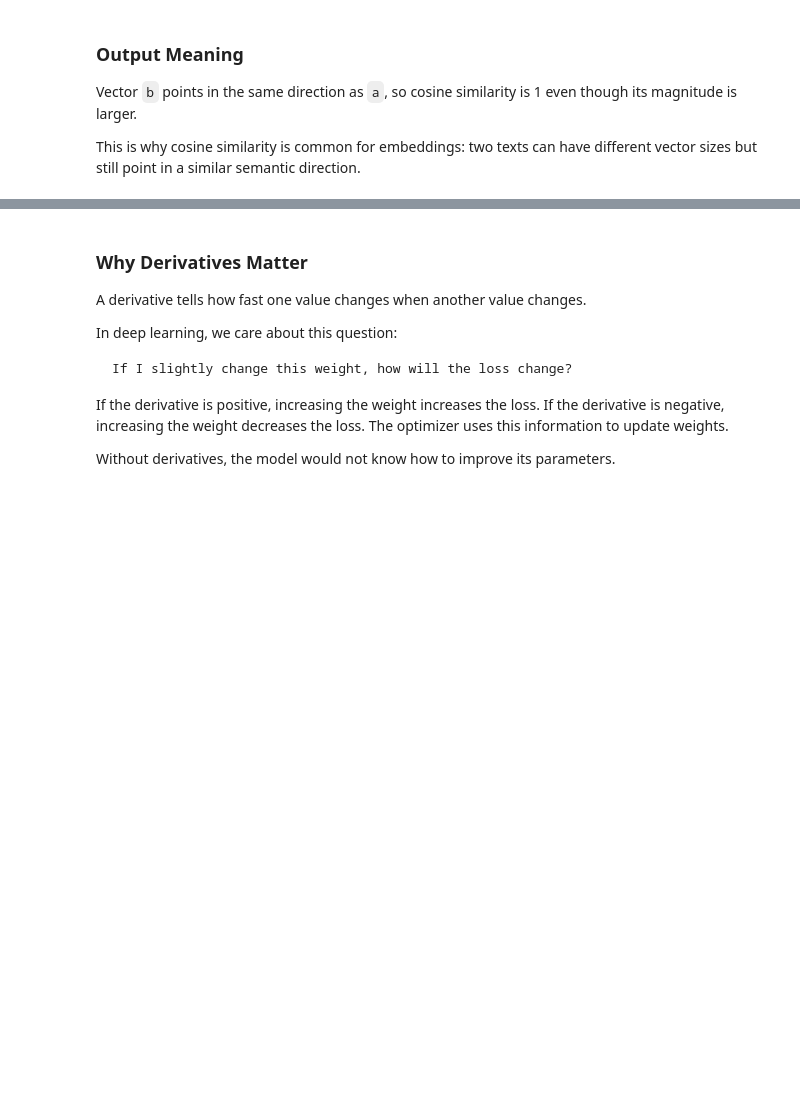
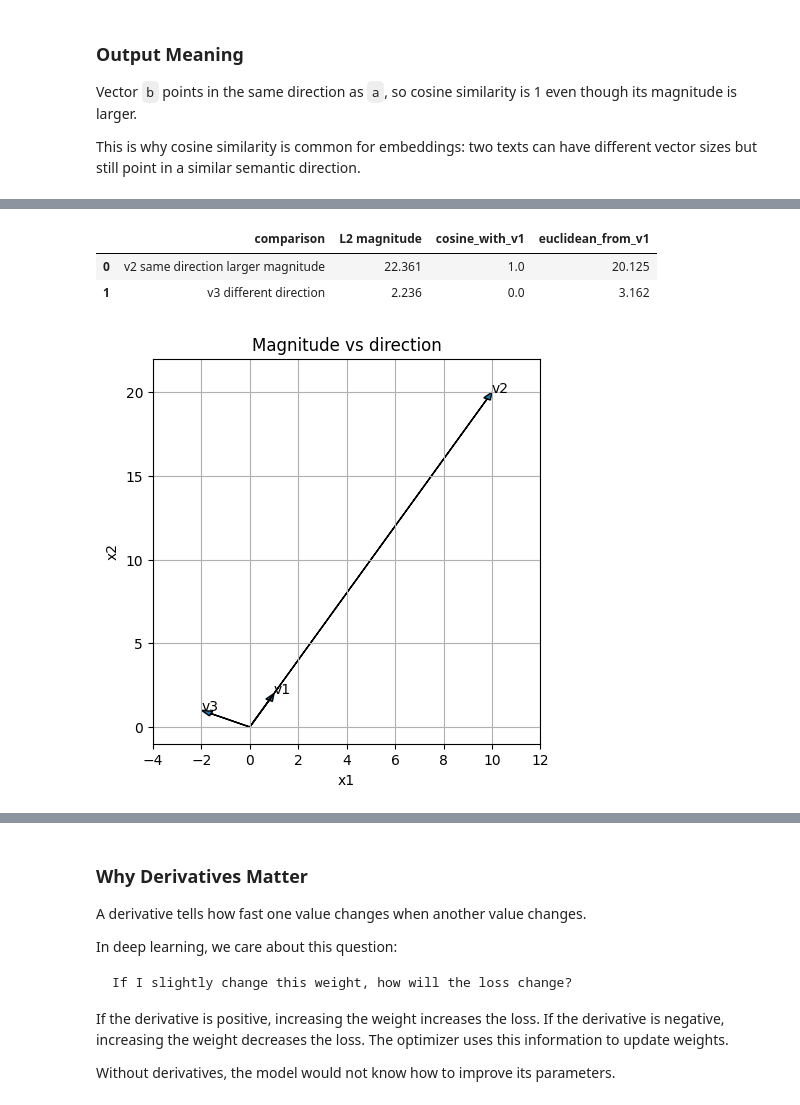
Before and after one commit to sidhu7777/Machine_Learning_Notes, a Jupyter notebook: deep_learning/modules/Module_02_Math_for_Deep_Learning.ipynb, the cells around one changed output, grey strips where cells are left out. Cells and saved outputs as stored; diff of their text form; code cells hidden in the pictures; blank space fills up the shorter version.

```diff
--- a/deep_learning/modules/Module_02_Math_for_Deep_Learning.ipynb
+++ b/deep_learning/modules/Module_02_Math_for_Deep_Learning.ipynb
@@ -788 +924,23 @@ This is why cosine similarity is common for embeddings: two texts can have diffe
+# %%
+v1 = np.array([1.0, 2.0])
+v2 = np.array([10.0, 20.0])
+v3 = np.array([-2.0, 1.0])
+
+def cos(u,v):
+    return np.dot(u,v)/(np.linalg.norm(u)*np.linalg.norm(v))
+rows=[]
+for name,v in [('v2 same direction larger magnitude',v2),('v3 different direction',v3)]:
+    rows.append({'comparison':name,'L2 magnitude':np.linalg.norm(v),'cosine_with_v1':cos(v1,v),'euclidean_from_v1':np.linalg.norm(v1-v)})
+display(pd.DataFrame(rows).round(3))
+
+plt.figure(figsize=(5,5))
+for vec,label in [(v1,'v1'),(v2,'v2'),(v3,'v3')]:
+    plt.arrow(0,0,vec[0],vec[1],head_width=0.3,length_includes_head=True,label=label)
+    plt.text(vec[0],vec[1],label)
+plt.xlim(-4,12); plt.ylim(-1,22); plt.title('Magnitude vs direction'); plt.xlabel('x1'); plt.ylabel('x2'); plt.show()
+# %% [output]
+|  | comparison | L2 magnitude | cosine_with_v1 | euclidean_from_v1 |
+| 0 | v2 same direction larger magnitude | 22.361 | 1.0 | 20.125 |
+| 1 | v3 different direction | 2.236 | 0.0 | 3.162 |
+[figure, added]
 # %% [markdown]
```
Also changed, not shown: parts of 38 cells of this notebook.
